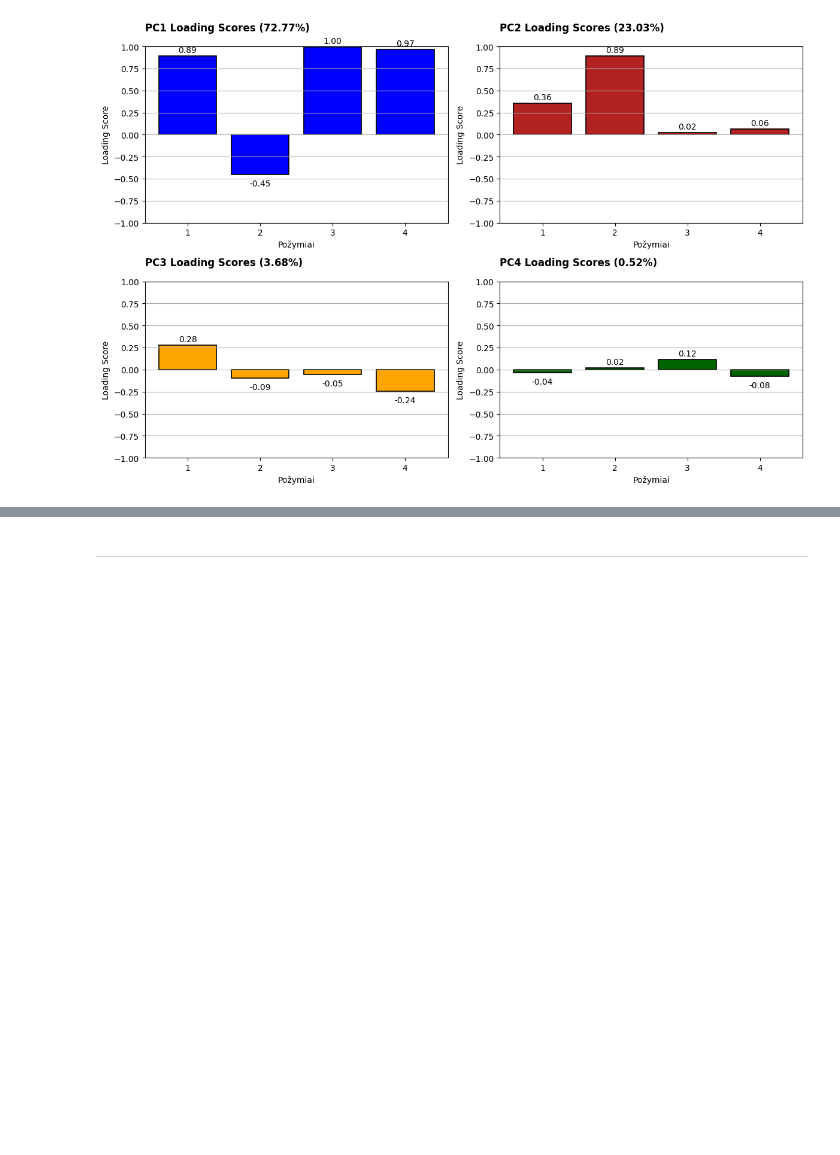
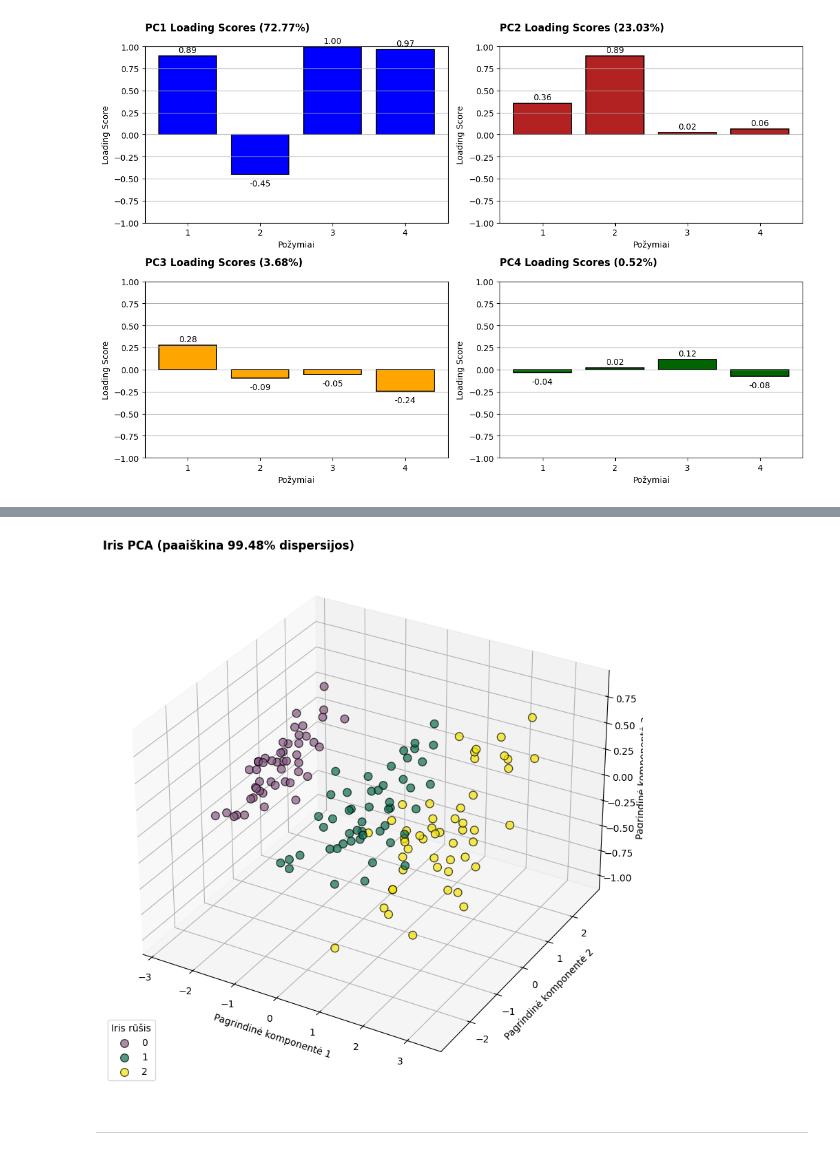
Before and after one commit to EvelinaDu/Papildomi_duomenu_vizualizavimo_skyriai, a Jupyter notebook: Algoritmas/kodas.ipynb, the cells around one changed output, grey strips where cells are left out. Saved outputs shown, nothing was run; the diff lists cells and outputs as text; code cells hidden in the pictures; blank space fills up the shorter version.

```diff
--- a/Algoritmas/kodas.ipynb
+++ b/Algoritmas/kodas.ipynb
@@ -250,3 +285,26 @@ plt.show()
+# %%
+total_explained_variance = sum(pca.explained_variance_ratio_[:3]) * 100
+colors = ["#895884", "#0B6E4F", "#F5E400"]
+
+pca_3d_df = pd.DataFrame(data_pca[:, :3], columns=["PC1", "PC2", "PC3"])
+pca_3d_df["y"] = y_numeric
+
+fig = plt.figure(figsize=(12, 10))
+ax = fig.add_subplot(projection="3d")
+
+for i, target in enumerate(sorted(pca_3d_df["y"].unique())):
+    subset = pca_3d_df[pca_3d_df["y"] == target]
+    ax.scatter(xs=subset["PC1"], ys=subset["PC2"], zs=subset["PC3"], s=70, alpha=0.7, c=colors[i], edgecolors="#000000", label=target)
+
+ax.set_xlabel("Pagrindinė komponentė 1")
+ax.set_ylabel("Pagrindinė komponentė 2")
+ax.set_zlabel("Pagrindinė komponentė 3")
+ax.set_title(f"Iris PCA (paaiškina {total_explained_variance:.2f}% dispersijos)", loc="left", fontdict={"weight": "bold"})
+
+ax.legend(title="Iris rūšis", loc="lower left")
+plt.show()
+# %% [output]
+[figure, added]
 # %% [markdown]
 -----
 # %% [markdown]
```
Also changed, not shown: parts of 4 cells of this notebook, 1 other file.
